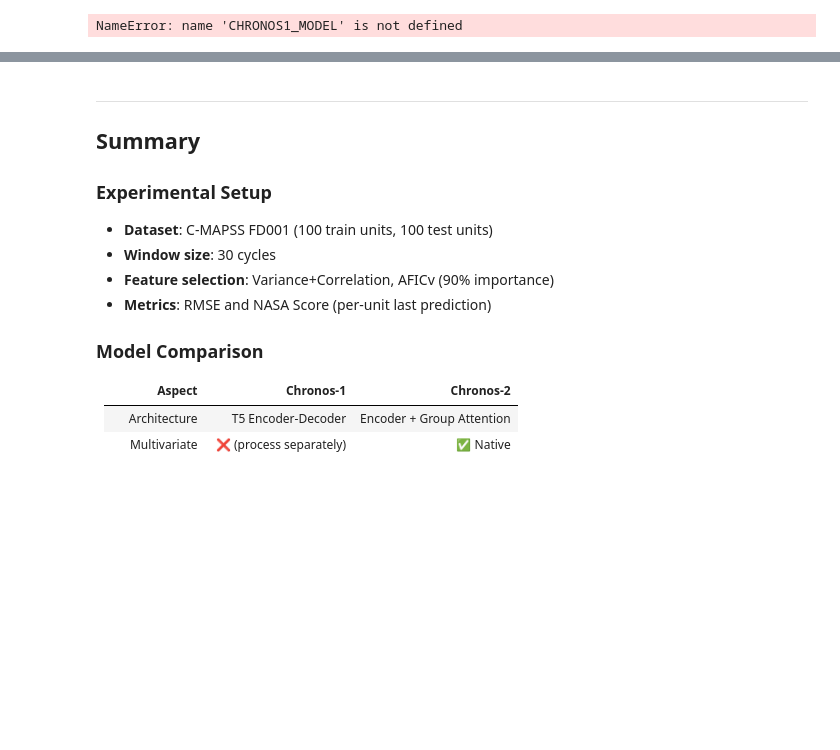
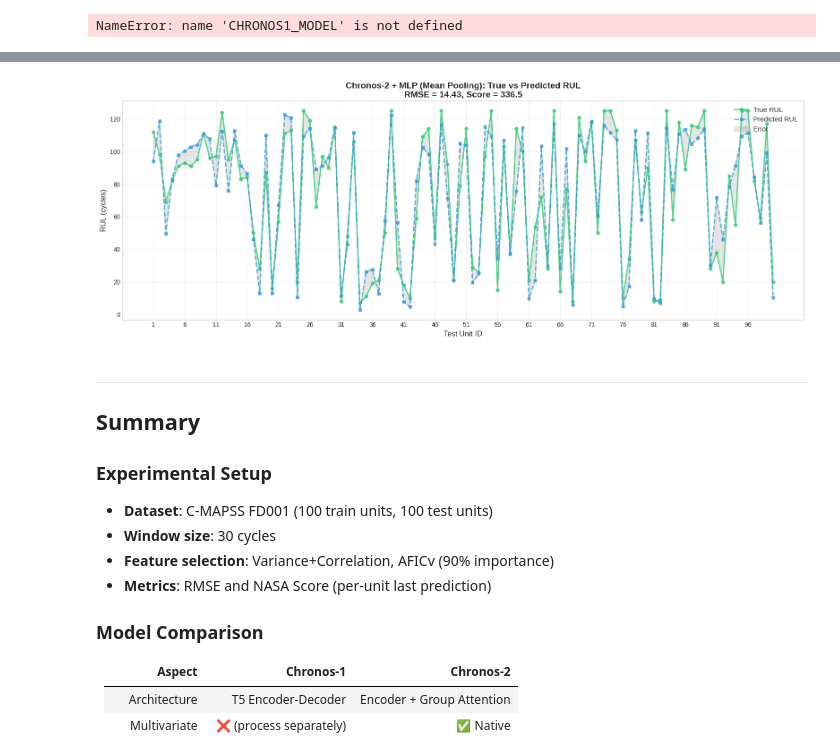
Before and after one commit to f-khadija-benzine/PhD-Project-, a Jupyter notebook: notebooks/W06_Chronos_Comparison.ipynb, the cells around one changed output, grey strips where cells are left out. Cells and saved outputs as stored; diff of their text form; code cells hidden in the pictures; blank space fills up the shorter version.

```diff
--- a/notebooks/W06_Chronos_Comparison.ipynb
+++ b/notebooks/W06_Chronos_Comparison.ipynb
@@ -481,5 +575,8 @@ Chronos-2 embedding function defined ✓
 # %%
 # === C3: Chronos-2 Evaluation ===
+
+# Initialize prediction storage
+all_predictions = {}
 
 chronos2_results = {}
 
@@ -487,6 +584,9 @@ for fs_name in feature_sets.keys():
     print(f"\n{'='*60}")
     print(f"Chronos-2 + {fs_name.upper()} ({len(feature_sets[fs_name])} features)")
     print('='*60)
+
+    # Initialize storage for this feature set
+    all_predictions[fs_name] = {}
 
     data = data_dict[fs_name]
 
@@ -501,7 +601,7 @@ for fs_name in feature_sets.keys():
     X_test_emb = extract_chronos2_embeddings(chronos2_pipeline, data['X_test'])
     test_time = time.time() - start_time
     print(f"  Shape: {X_test_emb.shape}, Time: {test_time:.1f}s")
-    #for seed in [42, 123, 456, 789, 2024]:
+
     heads = [
         ('Ridge', Ridge(alpha=1.0)),
         ('MLP', MLPRegressor(hidden_layer_sizes=(256, 128), max_iter=500, random_state=456)),
@@ -513,6 +613,14 @@ for fs_name in feature_sets.keys():
         head_model.fit(X_train_emb, data['y_train'])
 
         y_pred = head_model.predict(X_test_emb)
+
+        # Store predictions for visualization
+        all_predictions[fs_name][head_name] = {
+            'y_pred': y_pred.copy(),
+            'y_test': data['y_test'].copy(),
+            'units_test': data['units_test'].copy()
+        }
+
         rmse, score = evaluate_per_unit(data['y_test'], y_pred, data['units_test'])
 
         result = {
@@ -529,6 +637,7 @@ for fs_name in feature_sets.keys():
         print(f"    RMSE: {rmse:.2f}, Score: {score:.1f}")
 
 print("\n✓ Chronos-2 evaluation complete")
+print(f"✓ Predictions stored for visualization: {list(all_predictions.keys())}")
 # %% [output]
 ============================================================
 Chronos-2 + CORRELATION (16 features)
@@ -1027,3 +1298,31 @@ print(f"✓ Scatter plots saved")
+# %%
+# === D6: Plot 1 - Line Graph ===
+
+fig, ax = plt.subplots(figsize=(16, 6))
+
+x = np.arange(len(units))
+
+# Line plots
+ax.plot(x, true_rul, 'o-', label='True RUL', color='#2ecc71', linewidth=2, markersize=5, alpha=0.8)
+ax.plot(x, pred_rul, 's--', label='Predicted RUL', color='#3498db', linewidth=2, markersize=5, alpha=0.8)
+
+# Fill between to show error
+ax.fill_between(x, true_rul, pred_rul, alpha=0.2, color='gray', label='Error')
+
+ax.set_xlabel('Test Unit ID', fontsize=12)
+ax.set_ylabel('RUL (cycles)', fontsize=12)
+ax.set_title(f'Chronos-2 + MLP (Mean Pooling): True vs Predicted RUL\nRMSE = {rmse:.2f}, Score = {score:.1f}',
+             fontsize=14, fontweight='bold')
+ax.set_xticks(x[::5])
+ax.set_xticklabels(units[::5])
+ax.legend(loc='upper right', fontsize=11)
+ax.grid(True, alpha=0.3)
+
+plt.tight_layout()
+plt.savefig(f'{SAVE_DIR}/best_model_line_{TIMESTAMP}.png', dpi=150, bbox_inches='tight')
+plt.show()
+# %% [output]
+[figure, added]
 # %% [markdown]
 ---
 ## Summary
```
Also changed, not shown: parts of 11 cells of this notebook.
